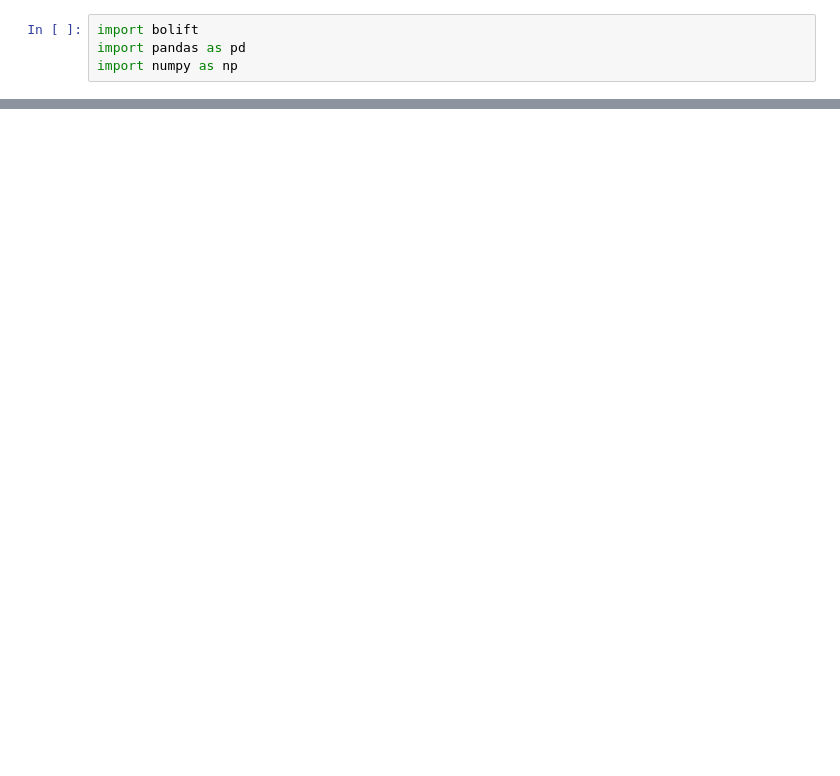
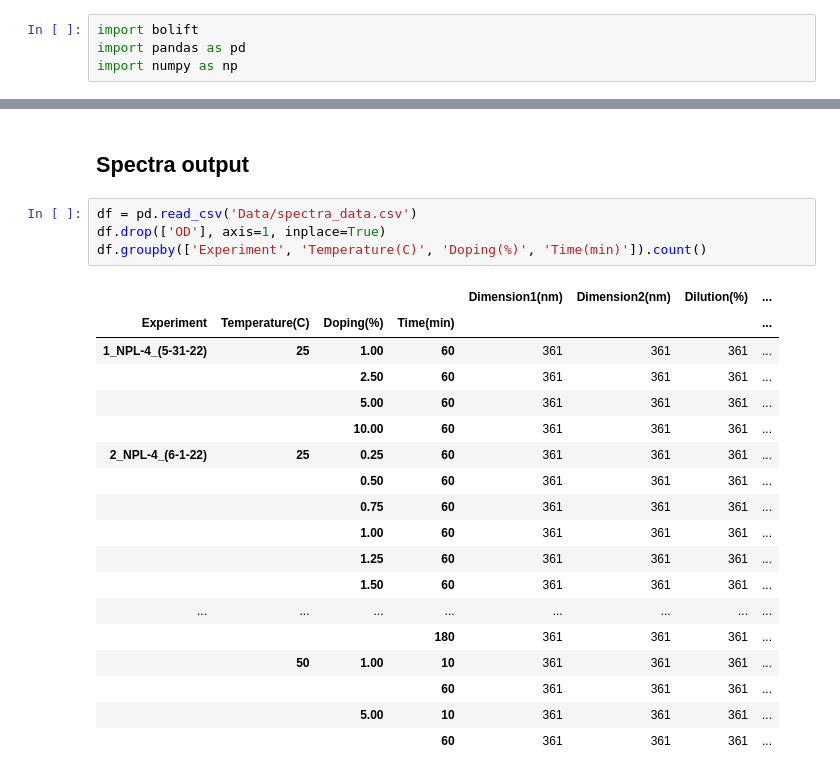
Before and after one commit to maykcaldas/BioNano-DOE, a Jupyter notebook: AgML/predict.ipynb, the cells around one changed output, grey strips where cells are left out. Saved outputs shown, nothing was run; the diff lists cells and outputs as text; blank space fills up the shorter version.

```diff
--- a/AgML/predict.ipynb
+++ b/AgML/predict.ipynb
@@ -23,0 +148,25 @@ prompt_template = ""
+# %% [markdown]
+## Spectra output
+# %%
+df = pd.read_csv('Data/spectra_data.csv')
+df.drop(['OD'], axis=1, inplace=True)
+df.groupby(['Experiment', 'Temperature(C)', 'Doping(%)', 'Time(min)']).count()
+# %% [output]
+|  |  |  |  | Dimension1(nm) | Dimension2(nm) | Dilution(%) | ... |
+| Experiment | Temperature(C) | Doping(%) | Time(min) |  |  |  | ... |
+| 1_NPL-4_(5-31-22) | 25 | 1.00 | 60 | 361 | 361 | 361 | ... |
+|  |  | 2.50 | 60 | 361 | 361 | 361 | ... |
+|  |  | 5.00 | 60 | 361 | 361 | 361 | ... |
+|  |  | 10.00 | 60 | 361 | 361 | 361 | ... |
+| 2_NPL-4_(6-1-22) | 25 | 0.25 | 60 | 361 | 361 | 361 | ... |
+|  |  | 0.50 | 60 | 361 | 361 | 361 | ... |
+|  |  | 0.75 | 60 | 361 | 361 | 361 | ... |
+|  |  | 1.00 | 60 | 361 | 361 | 361 | ... |
+|  |  | 1.25 | 60 | 361 | 361 | 361 | ... |
+|  |  | 1.50 | 60 | 361 | 361 | 361 | ... |
+| ... | ... | ... | ... | ... | ... | ... | ... |
+|  |  |  | 180 | 361 | 361 | 361 | ... |
+|  | 50 | 1.00 | 10 | 361 | 361 | 361 | ... |
+|  |  |  | 60 | 361 | 361 | 361 | ... |
+|  |  | 5.00 | 10 | 361 | 361 | 361 | ... |
+|  |  |  | 60 | 361 | 361 | 361 | ... |
```
Also changed, not shown: parts of 27 cells of this notebook, 3 other files.
